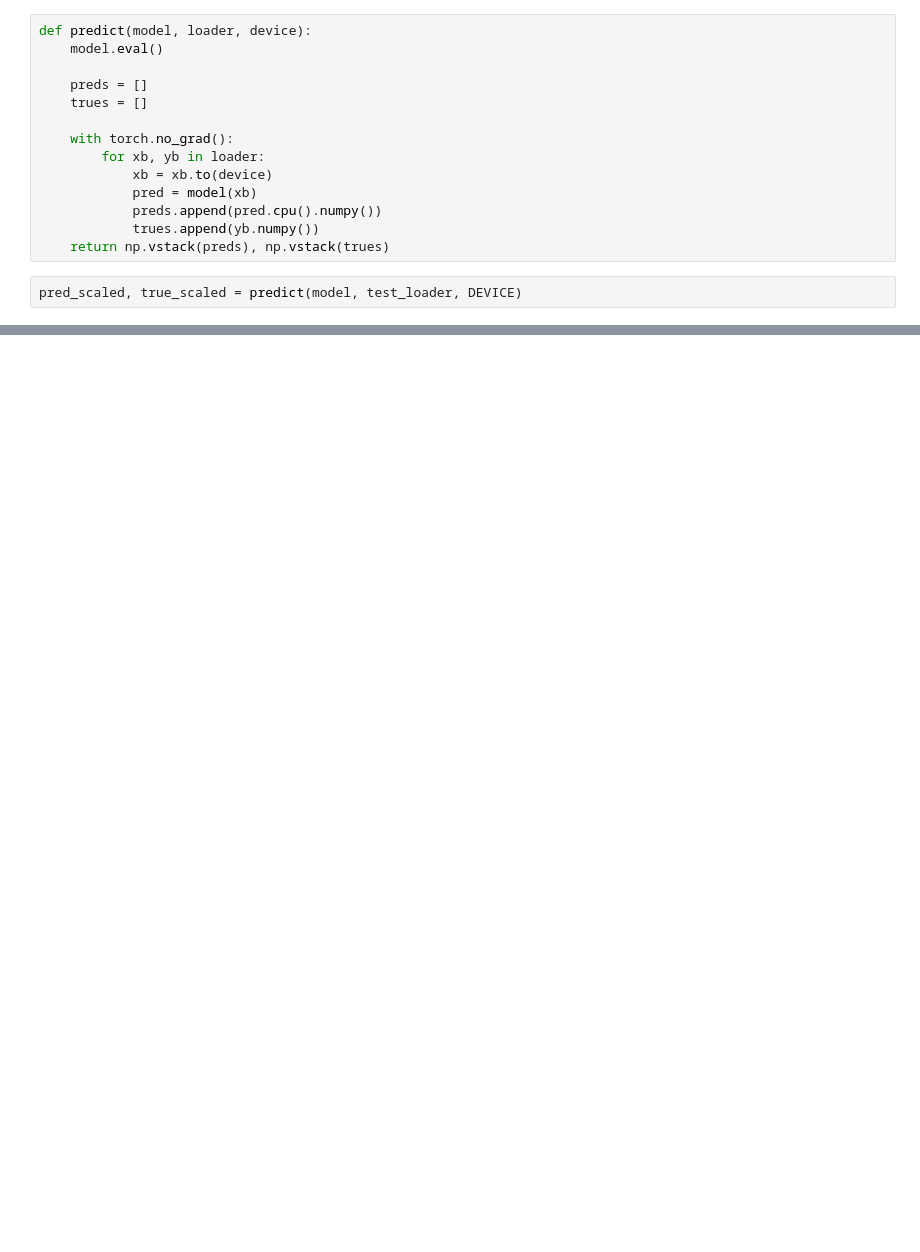
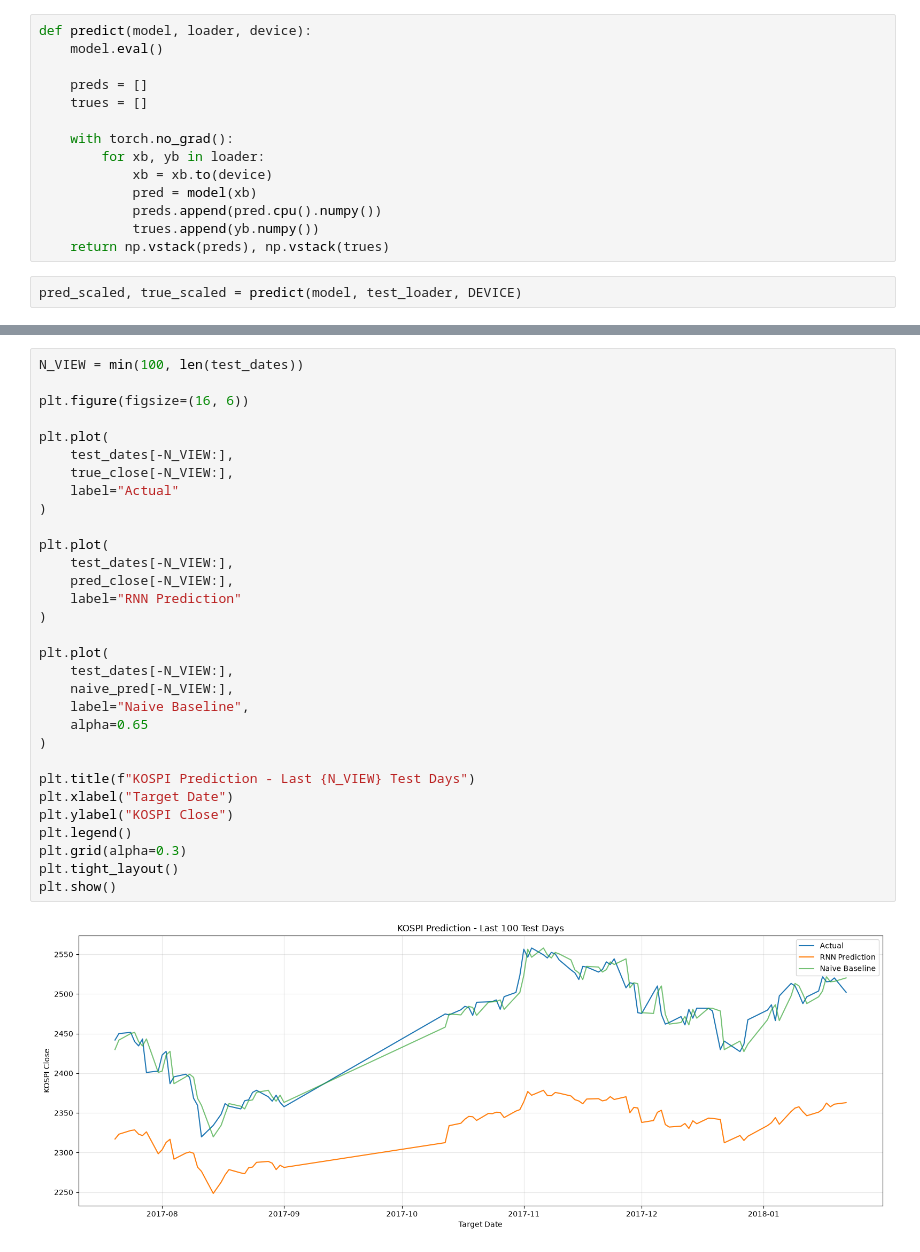
Before and after one commit to kjalh/12_NLP, a Jupyter notebook: 02_RNN.ipynb, the cells around one changed output, grey strips where cells are left out. Saved outputs shown, nothing was run; the diff lists cells and outputs as text; blank space fills up the shorter version.

```diff
--- a/02_RNN.ipynb
+++ b/02_RNN.ipynb
@@ -624,0 +733,33 @@ print("실제값 앞 5개: ", np.round(true_close[:5], 2))
+# %%
+N_VIEW = min(100, len(test_dates))
+
+plt.figure(figsize=(16, 6))
+
+plt.plot(
+    test_dates[-N_VIEW:],
+    true_close[-N_VIEW:],
+    label="Actual"
+)
+
+plt.plot(
+    test_dates[-N_VIEW:],
+    pred_close[-N_VIEW:],
+    label="RNN Prediction"
+)
+
+plt.plot(
+    test_dates[-N_VIEW:],
+    naive_pred[-N_VIEW:],
+    label="Naive Baseline",
+    alpha=0.65
+)
+
+plt.title(f"KOSPI Prediction - Last {N_VIEW} Test Days")
+plt.xlabel("Target Date")
+plt.ylabel("KOSPI Close")
+plt.legend()
+plt.grid(alpha=0.3)
+plt.tight_layout()
+plt.show()
+# %% [output]
+[figure, added]
```
Also changed, not shown: parts of 18 cells of this notebook.
